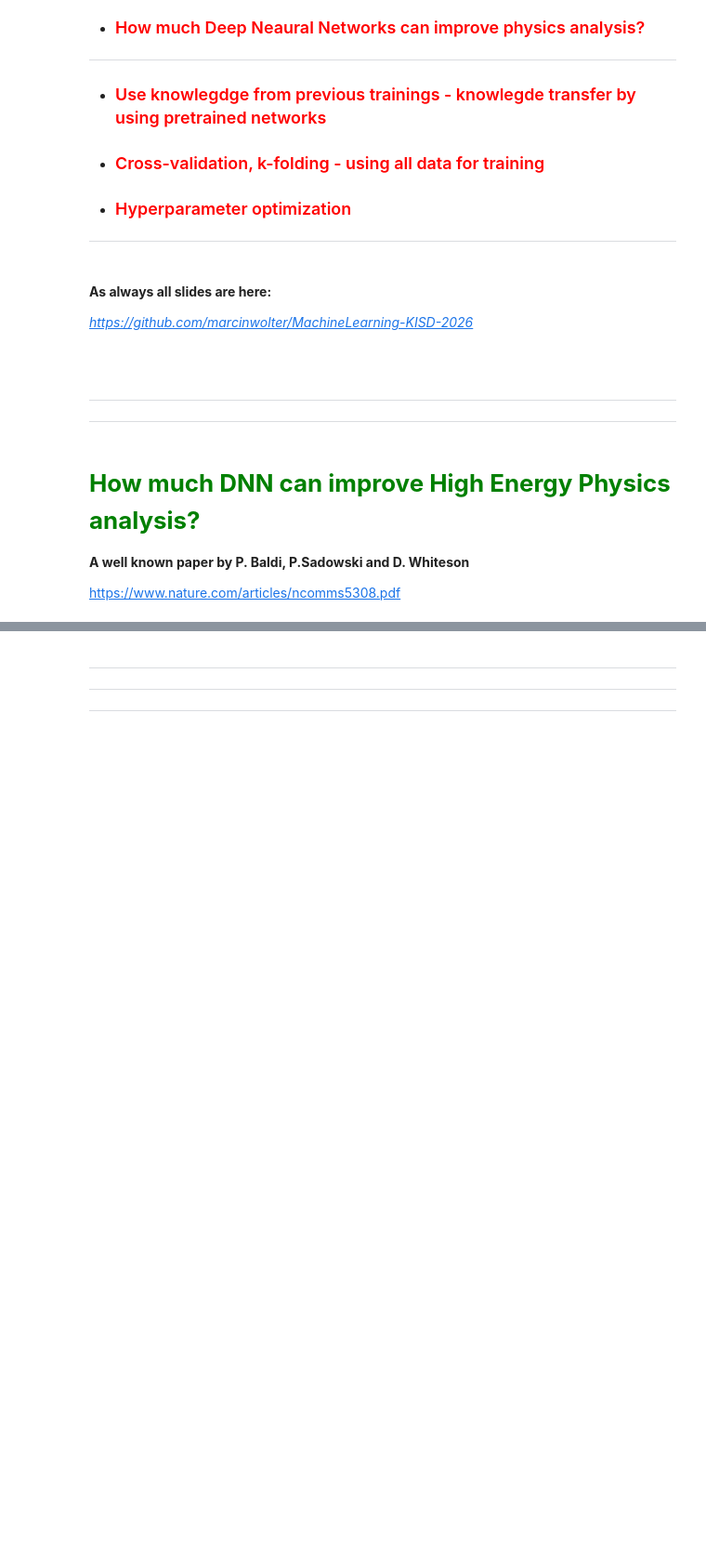
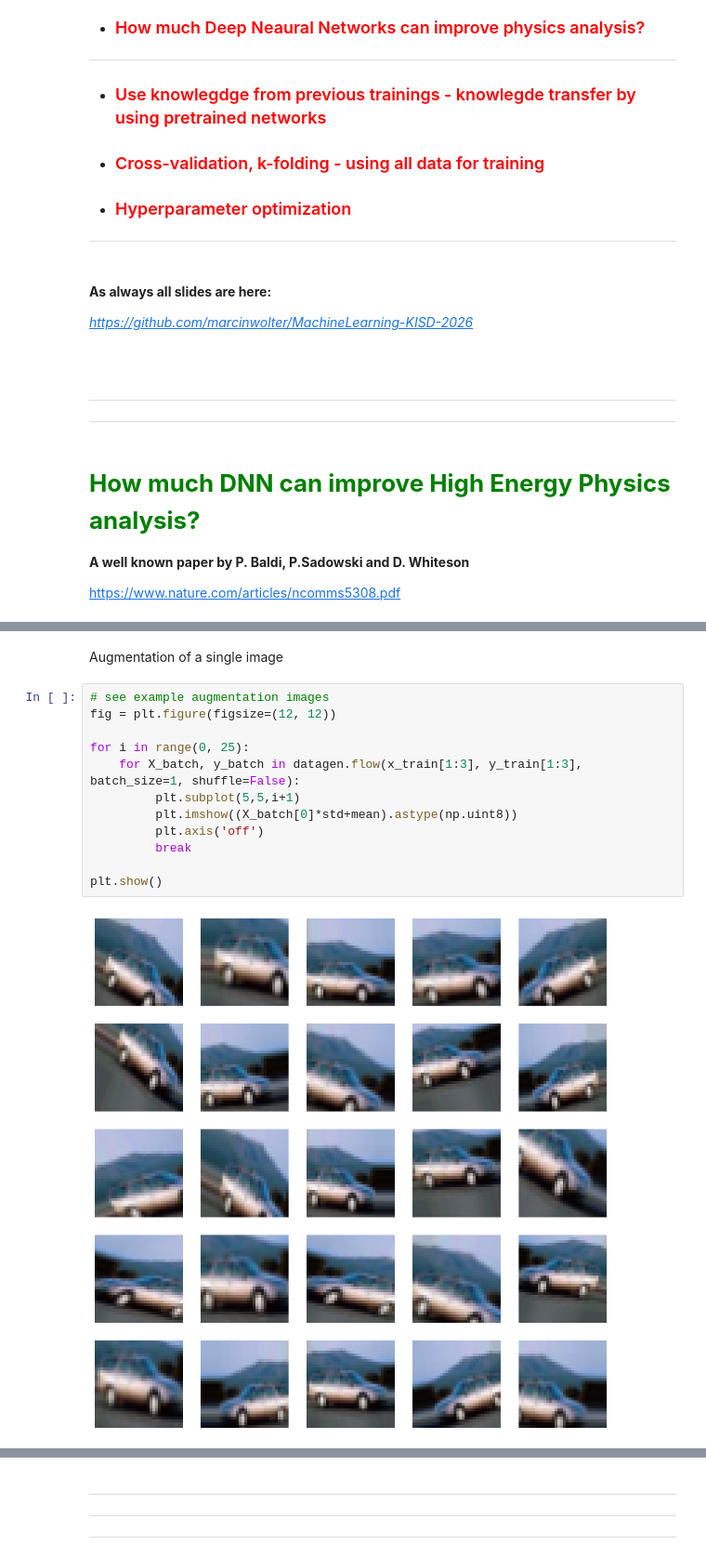
Before and after one commit to Trivial137/MachineLearning-KISD-2026, a Jupyter notebook: lecture5.ipynb, the cells around one changed output, grey strips where cells are left out. Shown at 93% size. Cells and saved outputs as stored; diff of their text form; blank space fills up the shorter version.

```diff
--- a/lecture5.ipynb
+++ b/lecture5.ipynb
@@ -116,0 +430,16 @@ The notebook reuires some resources - most probably it will not complete on the
+# %% [markdown]
+Augmentation of a single image
+# %%
+# see example augmentation images
+fig = plt.figure(figsize=(12, 12))
+
+for i in range(0, 25):
+    for X_batch, y_batch in datagen.flow(x_train[1:3], y_train[1:3], batch_size=1, shuffle=False):
+         plt.subplot(5,5,i+1)
+         plt.imshow((X_batch[0]*std+mean).astype(np.uint8))
+         plt.axis('off')
+         break
+
+plt.show()
+# %% [output]
+[figure, added]
```
Also changed, not shown: parts of 39 cells of this notebook.
